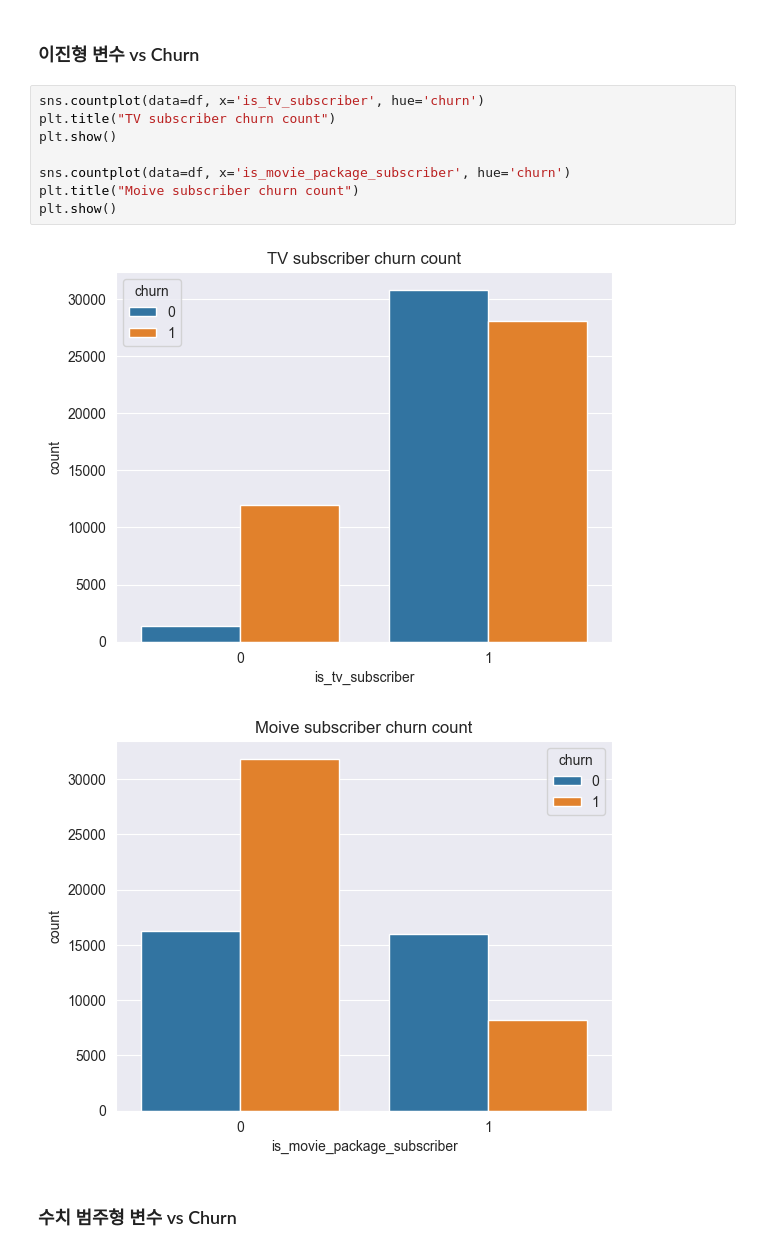
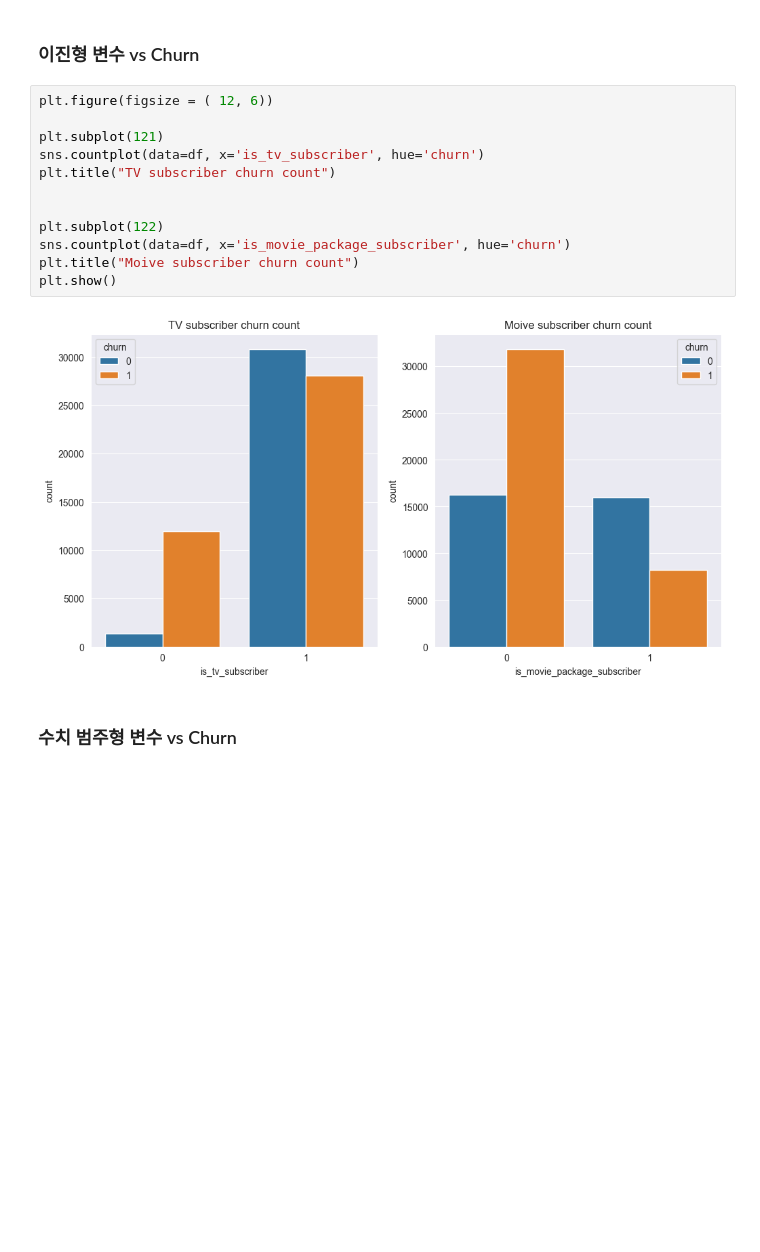
Before and after one commit to ParkVitna/SKN14-2nd-1Team, a Jupyter notebook: HanSeongGyu/EDA_1st.ipynb, the cells around one changed output. Drawn from its saved outputs; the diff is of its cells as text; blank space fills up the shorter version.

```diff
--- a/HanSeongGyu/EDA_1st.ipynb
+++ b/HanSeongGyu/EDA_1st.ipynb
@@ -236,16 +234,19 @@ dtype: int64
 # %% [markdown]
 ### 이진형 변수 vs Churn
 # %%
+plt.figure(figsize = ( 12, 6))
+
+plt.subplot(121)
 sns.countplot(data=df, x='is_tv_subscriber', hue='churn')
 plt.title("TV subscriber churn count")
-plt.show()
 
+
+plt.subplot(122)
 sns.countplot(data=df, x='is_movie_package_subscriber', hue='churn')
 plt.title("Moive subscriber churn count")
 plt.show()
 # %% [output]
-[figure, old version]
+[figure, new version]
-[figure, removed]
 # %% [markdown]
 ### 수치 범주형 변수 vs Churn
 # %% [markdown]
```
Also changed, not shown: parts of 17 cells of this notebook.
